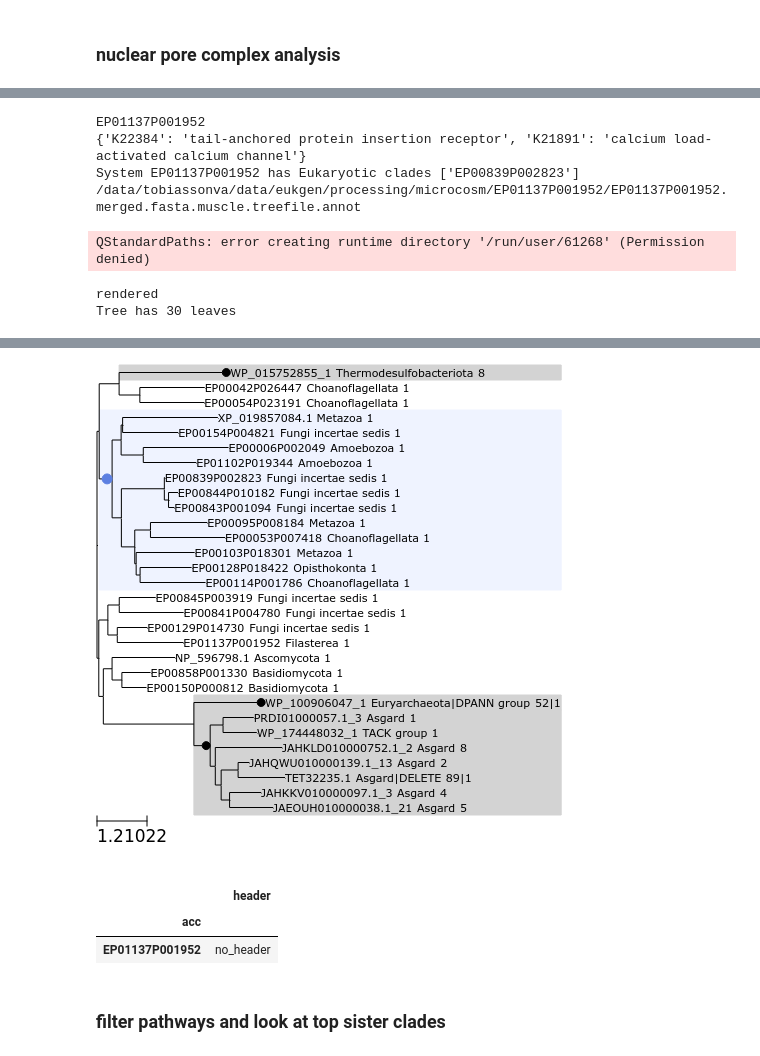
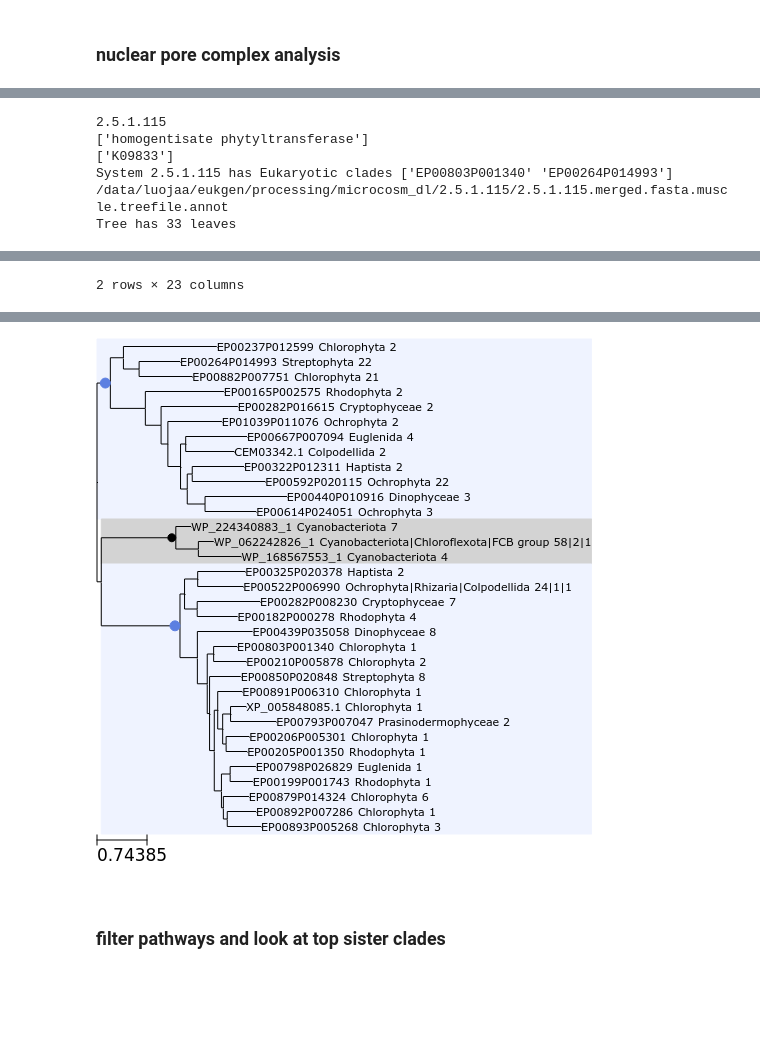
Before and after one commit to VictorTobiasson/eukgen, a Jupyter notebook: microcosm/06.analyze_microcosm.ipynb, the cells around one changed output, grey strips where cells are left out. Saved outputs shown, nothing was run; the diff lists cells and outputs as text; code cells hidden in the pictures; blank space fills up the shorter version.

Commit message:
june update, deep learning based microcosms

```diff
--- a/microcosm/06.analyze_microcosm.ipynb
+++ b/microcosm/06.analyze_microcosm.ipynb
@@ -31,3 +45,15 @@ os.environ['QT_QPA_PLATFORM']='offscreen'
+# %%
+ec_2kog = ec_koginfo[ec_koginfo.EC_single != "none" ].loc[:,["kogid", "name", "EC_single"]]
+ec_2kogs = ec_2kog.groupby("EC_single")["kogid"].apply(lambda x: "|".join(set(x))).reset_index().rename(columns={"EC_single":"EC","kogid":"KOGS"})
+# %%
+ec_info = pd.merge(ec_2kogs, ec_descriptions, on="EC", how="right").drop(
+    "comments", axis=1).rename(columns={"EC": "tree_name"})
+# %%
+tree_data_dl_mapped = pd.merge(tree_data_dl, repseq_df, on=["euk_clade_rep", "tree_name"], how="left")
+tree_data_dl_mapped = pd.merge(tree_data_dl_mapped, ec_info, on="tree_name",
+                               how="left")
+tree_data_dl_mapped.fillna("None", inplace=True)
+tree_data_dl_mapped = tree_data_dl_mapped.set_index("tree_name")
 # %% [markdown]
 ### read in aggregate files
 # %%
@@ -233,13 +725,18 @@ False
+# %%
+systems = iter(f[f.prok_taxa == 1].tree_name.iloc[100:].unique())
 # %%
-microcosm_path = '/data/tobiassonva/data/eukgen/processing/microcosm/'
+microcosm_path = '/data/luojaa/eukgen/processing/microcosm_dl/'
 system = next(systems)
-#system = "EP00755P025418"
+#system = "EP01041P032404"
 print(system)
 
 
-data = tree_data_mapped.loc[[system]].sort_values(by='c-ELW', ascending=False)
-kogs, functions = data.Target, data.Description
-print(dict(zip(kogs, functions)))
+# data = tree_data_mapped.loc[[system]].sort_values(by=['Score', 'c-ELW'], ascending=False)
+# kogs, functions = data.Target, data.Description
+# print(dict(zip(kogs, functions)))
+data = tree_data_dl_mapped.loc[[system]].sort_values(by=['c-ELW'], ascending=False)
+print(data.description.unique())
+print(data.KOGS.unique())
 
 clades = data.euk_clade_rep.unique()
 print(f'System {system} has Eukaryotic clades {clades}')
@@ -268,18 +765,18 @@ leaf_names = [leaf.name for leaf in tree.get_leaves()]
 
 plot, aln_data = plot_alignment(aln_file, seqlimit=100, plot_range=(0,300), label_order=leaf_names)
 
+\
 print(f'Tree has {len(leaf_names)} leaves')
 display(dist_bar)
-display(data.iloc[:,[0,4,8,11,13,16,17,18,19,20,21,22,23,24,25,26,27,28,29]])
+display(data.drop(["euk_clade_size","euk_clade_weight","euk_leaf_clade","prok_clade_size","prok_clade_weight","prok_leaf_clade"], axis=1))#.iloc[:,[0,4,8,11,13,16,17,18,19,20,21,22,23,24,25,26,27,28,29,30,31]])
 #display(pd.DataFrame(CDD_annot.loc[system]))
 display(plot)
 display(tree_img)
 # %% [output]
-EP01137P001952
-{'K22384': 'tail-anchored protein insertion receptor', 'K21891': 'calcium load-activated calcium channel'}
-System EP01137P001952 has Eukaryotic clades ['EP00839P002823']
-/data/tobiassonva/data/eukgen/processing/microcosm/EP01137P001952/EP01137P001952.merged.fasta.muscle.treefile.annot
+2.5.1.115
+['homogentisate phytyltransferase']
+['K09833']
+System 2.5.1.115 has Eukaryotic clades ['EP00803P001340' 'EP00264P014993']
+/data/luojaa/eukgen/processing/microcosm_dl/2.5.1.115/2.5.1.115.merged.fasta.muscle.treefile.annot
+Tree has 33 leaves
-QStandardPaths: error creating runtime directory '/run/user/61268' (Permission denied)
-rendered
-Tree has 30 leaves
 [interactive output not drawn]
@@ -294,11 +787,30 @@ Tree has 30 leaves
+2 rows × 23 columns
 [interactive output not drawn]
-[figure, old version]
+[figure, new version]
 # %%
-header_mapping_annot[header_mapping_annot.index.isin(data.index)]
+header_mapping_annot[header_mapping_annot.index.isin(['XP_031501475.1',
+ 'XP_002275543.1',
+ 'XP_012444669.1',
+ 'XP_012452889.1',
+ 'XP_026405603.1',
+ 'XP_026413187.1',
+ 'XP_002283744.2',
+ 'XP_006593399.1',
+ 'XP_012462945.1',
+ 'NP_175758.2',
+ 'XP_031500398.1',
+ 'PTQ49663.1',
+ 'XP_002108785.1',
+ 'XP_030844904.1',
+ 'XP_009051386.1',
+ 'XP_011405752.1',
+ 'XP_020048970.1',
+ 'XP_007709237.1',
+ 'XP_008908753.1',
+ 'OAC99004.1',
+ 'XP_664445.1',
+ 'KAA6408464.1',
+ 'XP_018192209.1'])]
-# %% [output]
-|  | header |
-| acc |  |
-| EP01137P001952 | no_header |
 # %% [markdown]
 ### filter pathways and look at top sister clades
 # %%
```
Also changed, not shown: parts of 90 cells of this notebook, 9 other files.
